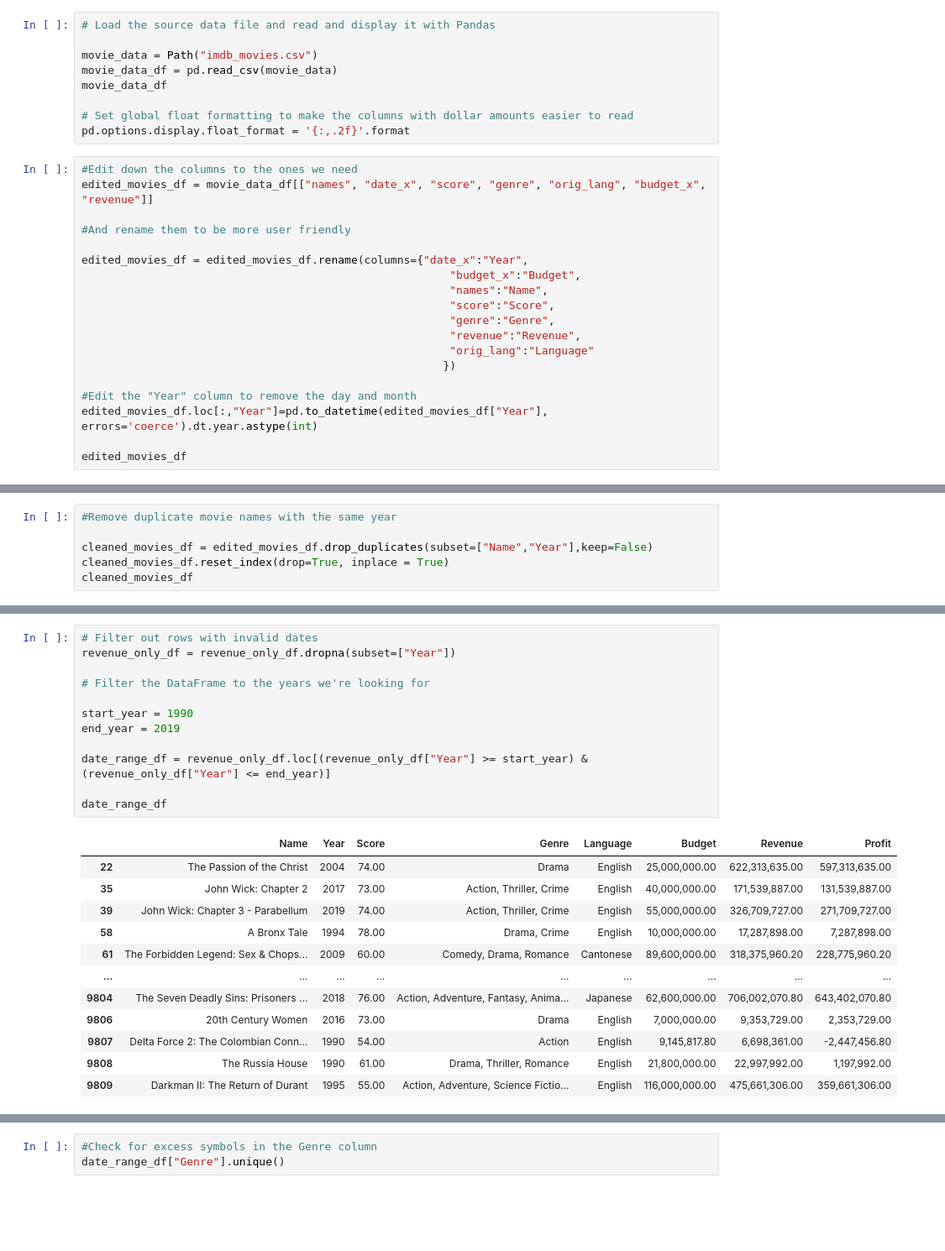
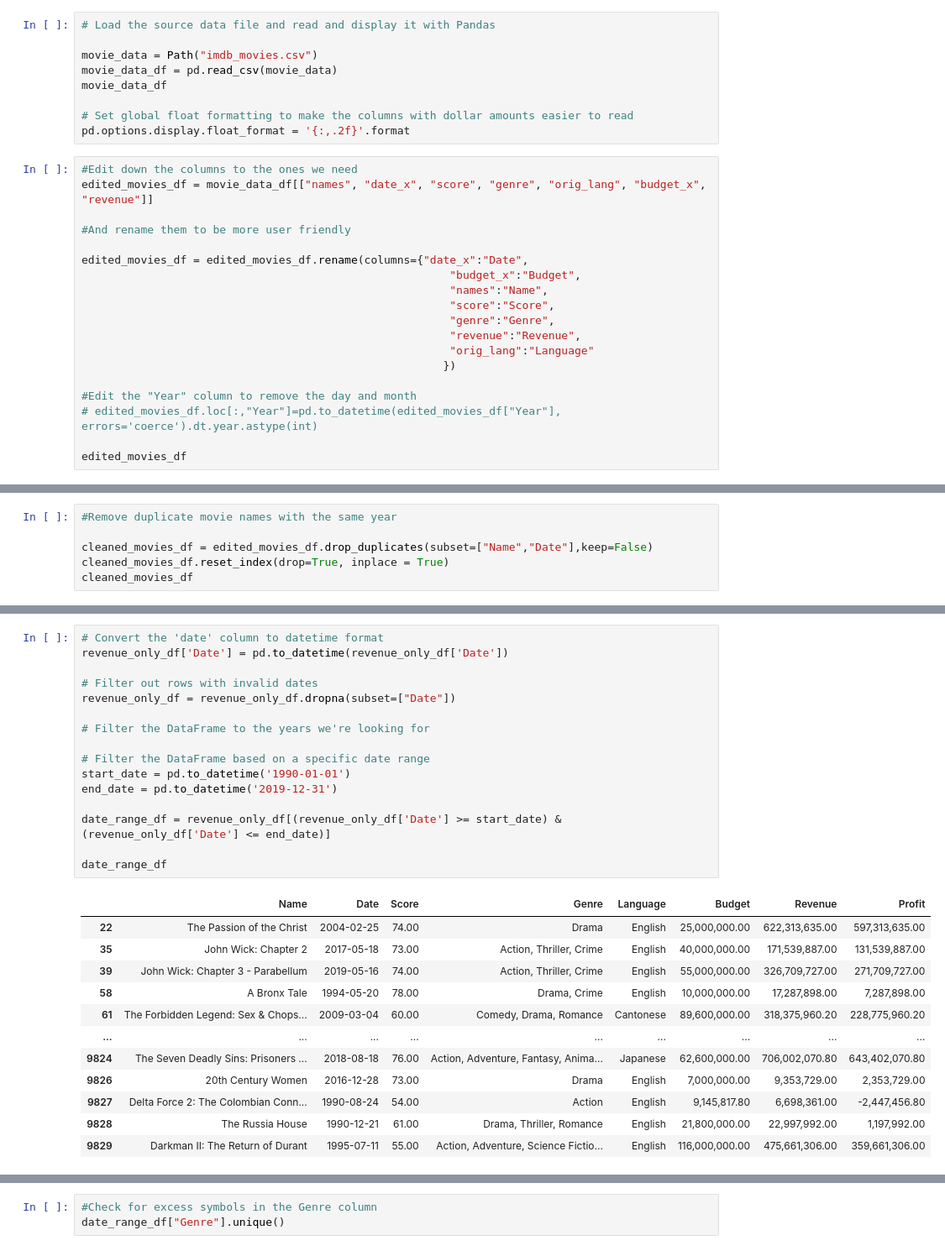
Before and after one commit to hatkiet/Project-1-Red-Team, a Jupyter notebook: Patrick's Data Cleaning Notebook.ipynb, the cells around one changed output, grey strips where cells are left out. Shown at 84% size. Cells and saved outputs as stored; diff of their text form; blank space fills up the shorter version.

```diff
--- a/Patrick's Data Cleaning Notebook.ipynb
+++ b/Patrick's Data Cleaning Notebook.ipynb
@@ -16,7 +16,7 @@ edited_movies_df = movie_data_df[["names", "date_x", "score", "genre", "orig_lan
 
 #And rename them to be more user friendly
 
-edited_movies_df = edited_movies_df.rename(columns={"date_x":"Year",
+edited_movies_df = edited_movies_df.rename(columns={"date_x":"Date",
                                                         "budget_x":"Budget",
                                                         "names":"Name",
                                                         "score":"Score",
@@ -26,7 +26,7 @@ edited_movies_df = edited_movies_df.rename(columns={"date_x":"Year",
                                                        })
 
 #Edit the "Year" column to remove the day and month
-edited_movies_df.loc[:,"Year"]=pd.to_datetime(edited_movies_df["Year"], errors='coerce').dt.year.astype(int)
+# edited_movies_df.loc[:,"Year"]=pd.to_datetime(edited_movies_df["Year"], errors='coerce').dt.year.astype(int)
 
 edited_movies_df
 # %% [output]
@@ -46,7 +46,7 @@ edited_movies_df
 # %%
 #Remove duplicate movie names with the same year
 
-cleaned_movies_df = edited_movies_df.drop_duplicates(subset=["Name","Year"],keep=False)
+cleaned_movies_df = edited_movies_df.drop_duplicates(subset=["Name","Date"],keep=False)
 cleaned_movies_df.reset_index(drop=True, inplace = True)
 cleaned_movies_df
 # %% [output]
@@ -129,25 +129,29 @@ See the caveats in the documentation: https://pandas.pydata.org/pandas-docs/stab
 # %%
+# Convert the 'date' column to datetime format
+revenue_only_df['Date'] = pd.to_datetime(revenue_only_df['Date'])
+
 # Filter out rows with invalid dates
-revenue_only_df = revenue_only_df.dropna(subset=["Year"])
+revenue_only_df = revenue_only_df.dropna(subset=["Date"])
 
 # Filter the DataFrame to the years we're looking for
 
-start_year = 1990
-end_year = 2019
+# Filter the DataFrame based on a specific date range
+start_date = pd.to_datetime('1990-01-01')
+end_date = pd.to_datetime('2019-12-31')
 
-date_range_df = revenue_only_df.loc[(revenue_only_df["Year"] >= start_year) & (revenue_only_df["Year"] <= end_year)]
+date_range_df = revenue_only_df[(revenue_only_df['Date'] >= start_date) & (revenue_only_df['Date'] <= end_date)]
 
 date_range_df
 # %% [output]
-|  | Name | Year | Score | Genre | Language | Budget | Revenue | Profit |
-| 22 | The Passion of the Christ | 2004 | 74.00 | Drama | English | 25,000,000.00 | 622,313,635.00 | 597,313,635.00 |
-| 35 | John Wick: Chapter 2 | 2017 | 73.00 | Action, Thriller, Crime | English | 40,000,000.00 | 171,539,887.00 | 131,539,887.00 |
-| 39 | John Wick: Chapter 3 - Parabellum | 2019 | 74.00 | Action, Thriller, Crime | English | 55,000,000.00 | 326,709,727.00 | 271,709,727.00 |
-| 58 | A Bronx Tale | 1994 | 78.00 | Drama, Crime | English | 10,000,000.00 | 17,287,898.00 | 7,287,898.00 |
-| 61 | The Forbidden Legend: Sex & Chops... | 2009 | 60.00 | Comedy, Drama, Romance | Cantonese | 89,600,000.00 | 318,375,960.20 | 228,775,960.20 |
+|  | Name | Date | Score | Genre | Language | Budget | Revenue | Profit |
+| 22 | The Passion of the Christ | 2004-02-25 | 74.00 | Drama | English | 25,000,000.00 | 622,313,635.00 | 597,313,635.00 |
+| 35 | John Wick: Chapter 2 | 2017-05-18 | 73.00 | Action, Thriller, Crime | English | 40,000,000.00 | 171,539,887.00 | 131,539,887.00 |
+| 39 | John Wick: Chapter 3 - Parabellum | 2019-05-16 | 74.00 | Action, Thriller, Crime | English | 55,000,000.00 | 326,709,727.00 | 271,709,727.00 |
+| 58 | A Bronx Tale | 1994-05-20 | 78.00 | Drama, Crime | English | 10,000,000.00 | 17,287,898.00 | 7,287,898.00 |
+| 61 | The Forbidden Legend: Sex & Chops... | 2009-03-04 | 60.00 | Comedy, Drama, Romance | Cantonese | 89,600,000.00 | 318,375,960.20 | 228,775,960.20 |
 | ... | ... | ... | ... | ... | ... | ... | ... | ... |
-| 9804 | The Seven Deadly Sins: Prisoners ... | 2018 | 76.00 | Action, Adventure, Fantasy, Anima... | Japanese | 62,600,000.00 | 706,002,070.80 | 643,402,070.80 |
-| 9806 | 20th Century Women | 2016 | 73.00 | Drama | English | 7,000,000.00 | 9,353,729.00 | 2,353,729.00 |
-| 9807 | Delta Force 2: The Colombian Conn... | 1990 | 54.00 | Action | English | 9,145,817.80 | 6,698,361.00 | -2,447,456.80 |
-| 9808 | The Russia House | 1990 | 61.00 | Drama, Thriller, Romance | English | 21,800,000.00 | 22,997,992.00 | 1,197,992.00 |
-| 9809 | Darkman II: The Return of Durant | 1995 | 55.00 | Action, Adventure, Science Fictio... | English | 116,000,000.00 | 475,661,306.00 | 359,661,306.00 |
+| 9824 | The Seven Deadly Sins: Prisoners ... | 2018-08-18 | 76.00 | Action, Adventure, Fantasy, Anima... | Japanese | 62,600,000.00 | 706,002,070.80 | 643,402,070.80 |
+| 9826 | 20th Century Women | 2016-12-28 | 73.00 | Drama | English | 7,000,000.00 | 9,353,729.00 | 2,353,729.00 |
+| 9827 | Delta Force 2: The Colombian Conn... | 1990-08-24 | 54.00 | Action | English | 9,145,817.80 | 6,698,361.00 | -2,447,456.80 |
+| 9828 | The Russia House | 1990-12-21 | 61.00 | Drama, Thriller, Romance | English | 21,800,000.00 | 22,997,992.00 | 1,197,992.00 |
+| 9829 | Darkman II: The Return of Durant | 1995-07-11 | 55.00 | Action, Adventure, Science Fictio... | English | 116,000,000.00 | 475,661,306.00 | 359,661,306.00 |
```
Also changed, not shown: parts of 13 cells of this notebook, 6 other files.
